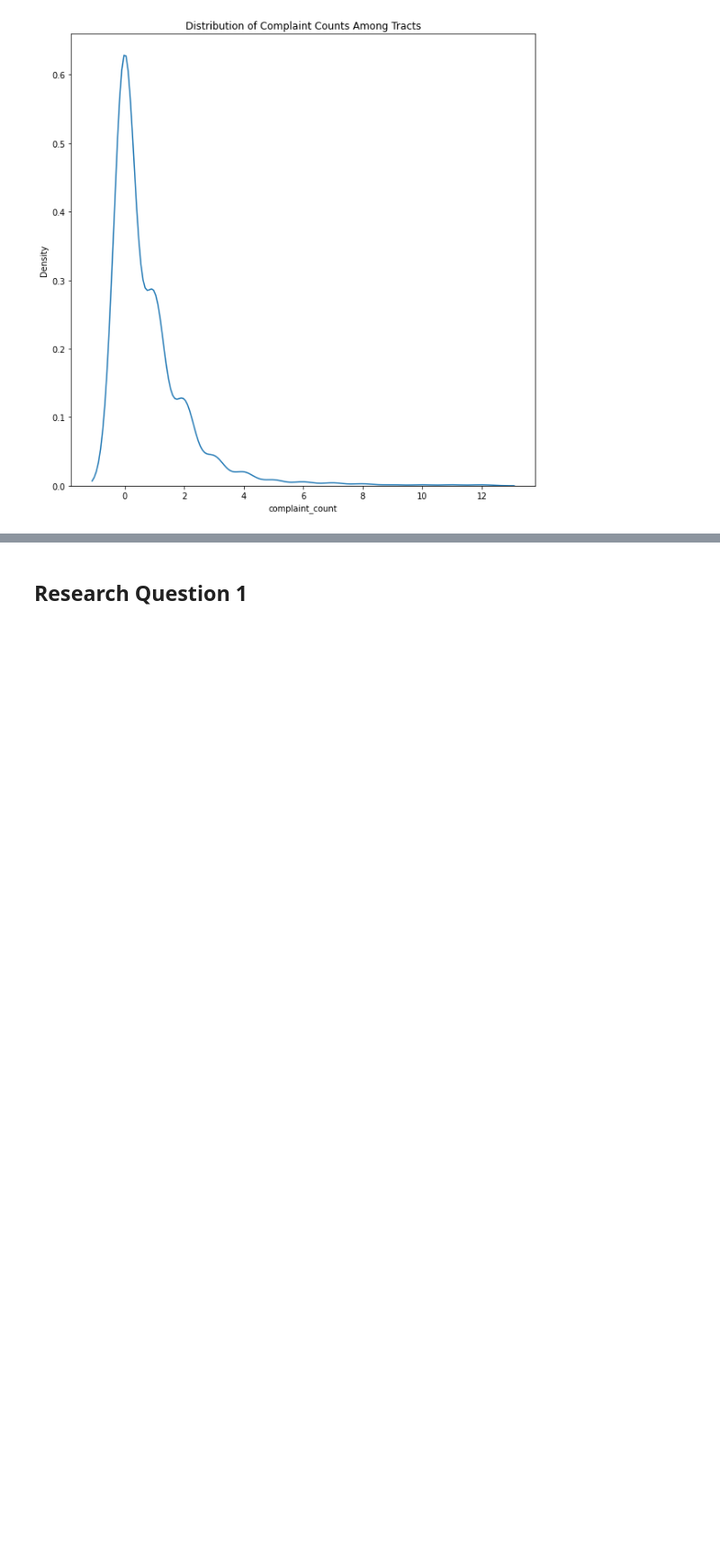
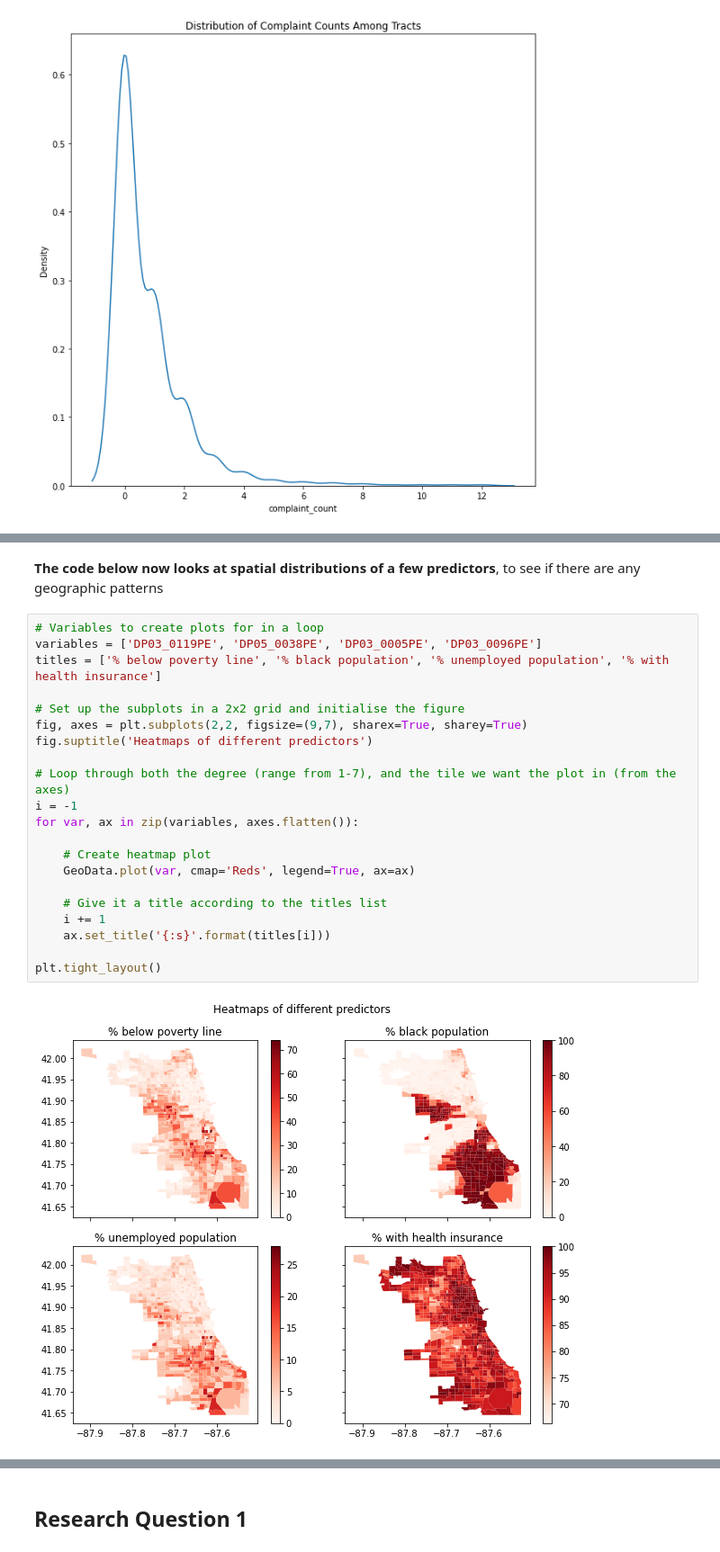
Before and after one commit to mihirbhaskar/chicago-complaints, a Jupyter notebook: code/6_DescribeData.ipynb, the cells around one changed output, grey strips where cells are left out. Shown at 90% size. Cells and saved outputs as stored; diff of their text form; blank space fills up the shorter version.

```diff
--- a/code/6_DescribeData.ipynb
+++ b/code/6_DescribeData.ipynb
@@ -102,0 +171,25 @@ plt.show()
+# %% [markdown]
+**The code below now looks at spatial distributions of a few predictors**, to see if there are any geographic patterns
+# %%
+# Variables to create plots for in a loop
+variables = ['DP03_0119PE', 'DP05_0038PE', 'DP03_0005PE', 'DP03_0096PE']
+titles = ['% below poverty line', '% black population', '% unemployed population', '% with health insurance']
+
+# Set up the subplots in a 2x2 grid and initialise the figure
+fig, axes = plt.subplots(2,2, figsize=(9,7), sharex=True, sharey=True)
+fig.suptitle('Heatmaps of different predictors')
+
+# Loop through both the degree (range from 1-7), and the tile we want the plot in (from the axes)
+i = -1
+for var, ax in zip(variables, axes.flatten()):
+
+    # Create heatmap plot
+    GeoData.plot(var, cmap='Reds', legend=True, ax=ax)
+
+    # Give it a title according to the titles list
+    i += 1
+    ax.set_title('{:s}'.format(titles[i]))
+
+plt.tight_layout()
+# %% [output]
+[figure, added]
```
Also changed, not shown: parts of 23 cells of this notebook.
